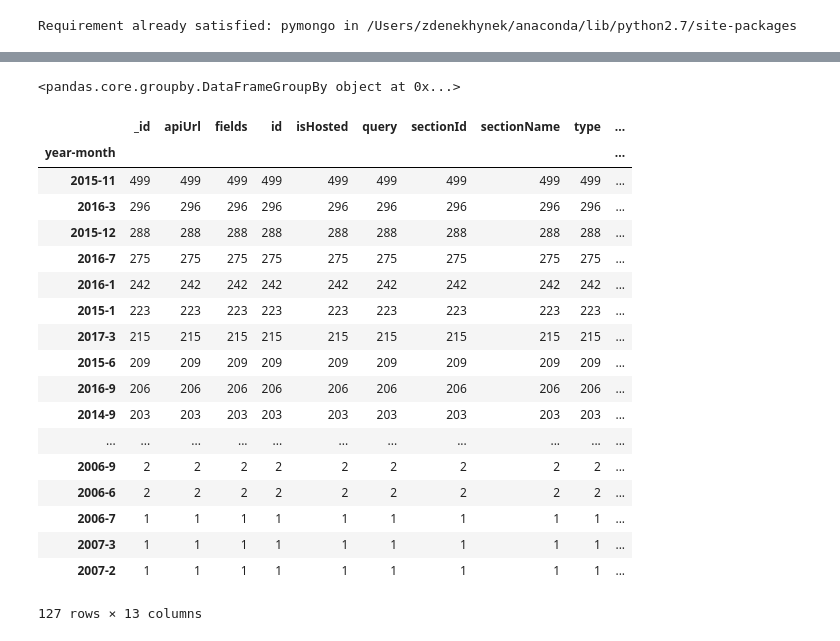
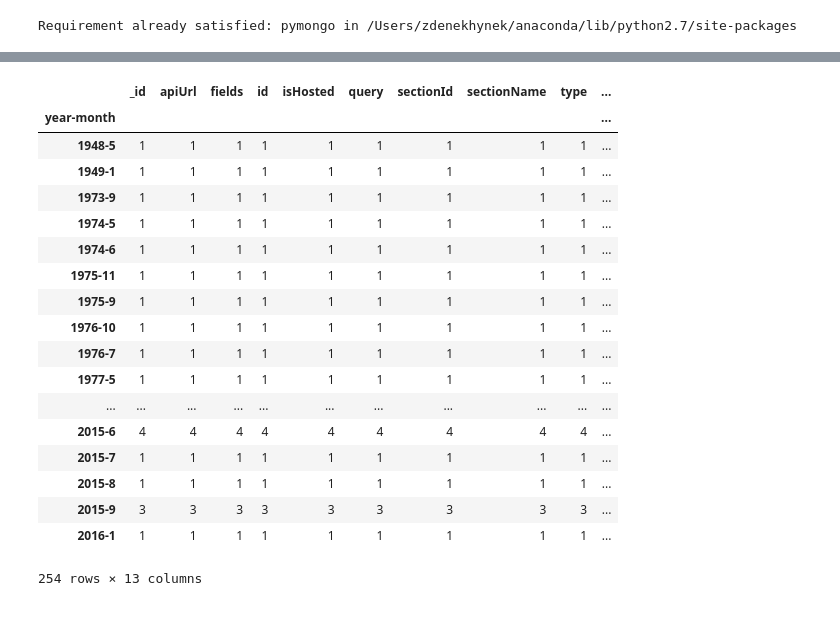
Before and after one commit to zdenekhynek/data-science-capstone, a Jupyter notebook: Exploration.ipynb, the cells around one changed output, grey strips where cells are left out. Cells and saved outputs as stored; diff of their text form; code cells hidden in the pictures.

```diff
--- a/Exploration.ipynb
+++ b/Exploration.ipynb
@@ -15,7 +15,8 @@ db = client['capstone']
 articles_collection = db.articles
 # %%
 # create dataframe from articles collection
-articles = pd.DataFrame(list(articles_collection.find()))
-articles.head()
+terrorist_articles = articles_collection.find({'query': 'terrorist'})
+terrorist_df = pd.DataFrame(list(terrorist_articles))
+terrorist_df.head()
 # %% [output]
 |  | _id | apiUrl | fields | id | isHosted | query | sectionId | sectionName | type | ... |
@@ -27,31 +28,28 @@ articles.head()
 # %%
 # add column with datetime format converted from timestamp
-articles['date'] = pd.to_datetime(articles['webPublicationDate'])
+terrorist_df['date'] = pd.to_datetime(terrorist_df['webPublicationDate'])
-# %% [output]
-<pandas.core.groupby.DataFrameGroupBy object at 0x...>
 # %%
 # group by year-month
-articles['year-month'] = articles.date.dt.year.astype(str) + '-' + articles.date.dt.month.astype(str)
-grouped = articles.groupby(['year-month'])
-sorted_values = grouped.count().sort_values('_id', ascending=False)
-sorted_values
+terrorist_df['year-month'] = terrorist_df.date.dt.year.astype(str) + '-' + terrorist_df.date.dt.month.astype(str)
+grouped = terrorist_df.groupby('year-month')
+grouped.count()
 # %% [output]
 |  | _id | apiUrl | fields | id | isHosted | query | sectionId | sectionName | type | ... |
 | year-month |  |  |  |  |  |  |  |  |  | ... |
-| 2015-11 | 499 | 499 | 499 | 499 | 499 | 499 | 499 | 499 | 499 | ... |
-| 2016-3 | 296 | 296 | 296 | 296 | 296 | 296 | 296 | 296 | 296 | ... |
-| 2015-12 | 288 | 288 | 288 | 288 | 288 | 288 | 288 | 288 | 288 | ... |
-| 2016-7 | 275 | 275 | 275 | 275 | 275 | 275 | 275 | 275 | 275 | ... |
-| 2016-1 | 242 | 242 | 242 | 242 | 242 | 242 | 242 | 242 | 242 | ... |
-| 2015-1 | 223 | 223 | 223 | 223 | 223 | 223 | 223 | 223 | 223 | ... |
-| 2017-3 | 215 | 215 | 215 | 215 | 215 | 215 | 215 | 215 | 215 | ... |
-| 2015-6 | 209 | 209 | 209 | 209 | 209 | 209 | 209 | 209 | 209 | ... |
-| 2016-9 | 206 | 206 | 206 | 206 | 206 | 206 | 206 | 206 | 206 | ... |
-| 2014-9 | 203 | 203 | 203 | 203 | 203 | 203 | 203 | 203 | 203 | ... |
+| 1948-5 | 1 | 1 | 1 | 1 | 1 | 1 | 1 | 1 | 1 | ... |
+| 1949-1 | 1 | 1 | 1 | 1 | 1 | 1 | 1 | 1 | 1 | ... |
+| 1973-9 | 1 | 1 | 1 | 1 | 1 | 1 | 1 | 1 | 1 | ... |
+| 1974-5 | 1 | 1 | 1 | 1 | 1 | 1 | 1 | 1 | 1 | ... |
+| 1974-6 | 1 | 1 | 1 | 1 | 1 | 1 | 1 | 1 | 1 | ... |
+| 1975-11 | 1 | 1 | 1 | 1 | 1 | 1 | 1 | 1 | 1 | ... |
+| 1975-9 | 1 | 1 | 1 | 1 | 1 | 1 | 1 | 1 | 1 | ... |
+| 1976-10 | 1 | 1 | 1 | 1 | 1 | 1 | 1 | 1 | 1 | ... |
+| 1976-7 | 1 | 1 | 1 | 1 | 1 | 1 | 1 | 1 | 1 | ... |
+| 1977-5 | 1 | 1 | 1 | 1 | 1 | 1 | 1 | 1 | 1 | ... |
 | ... | ... | ... | ... | ... | ... | ... | ... | ... | ... | ... |
-| 2006-9 | 2 | 2 | 2 | 2 | 2 | 2 | 2 | 2 | 2 | ... |
-| 2006-6 | 2 | 2 | 2 | 2 | 2 | 2 | 2 | 2 | 2 | ... |
-| 2006-7 | 1 | 1 | 1 | 1 | 1 | 1 | 1 | 1 | 1 | ... |
-| 2007-3 | 1 | 1 | 1 | 1 | 1 | 1 | 1 | 1 | 1 | ... |
-| 2007-2 | 1 | 1 | 1 | 1 | 1 | 1 | 1 | 1 | 1 | ... |
+| 2015-6 | 4 | 4 | 4 | 4 | 4 | 4 | 4 | 4 | 4 | ... |
+| 2015-7 | 1 | 1 | 1 | 1 | 1 | 1 | 1 | 1 | 1 | ... |
+| 2015-8 | 1 | 1 | 1 | 1 | 1 | 1 | 1 | 1 | 1 | ... |
+| 2015-9 | 3 | 3 | 3 | 3 | 3 | 3 | 3 | 3 | 3 | ... |
+| 2016-1 | 1 | 1 | 1 | 1 | 1 | 1 | 1 | 1 | 1 | ... |
-127 rows × 13 columns
+254 rows × 13 columns
```
Also changed, not shown: parts of 3 cells of this notebook, 1 other file.
